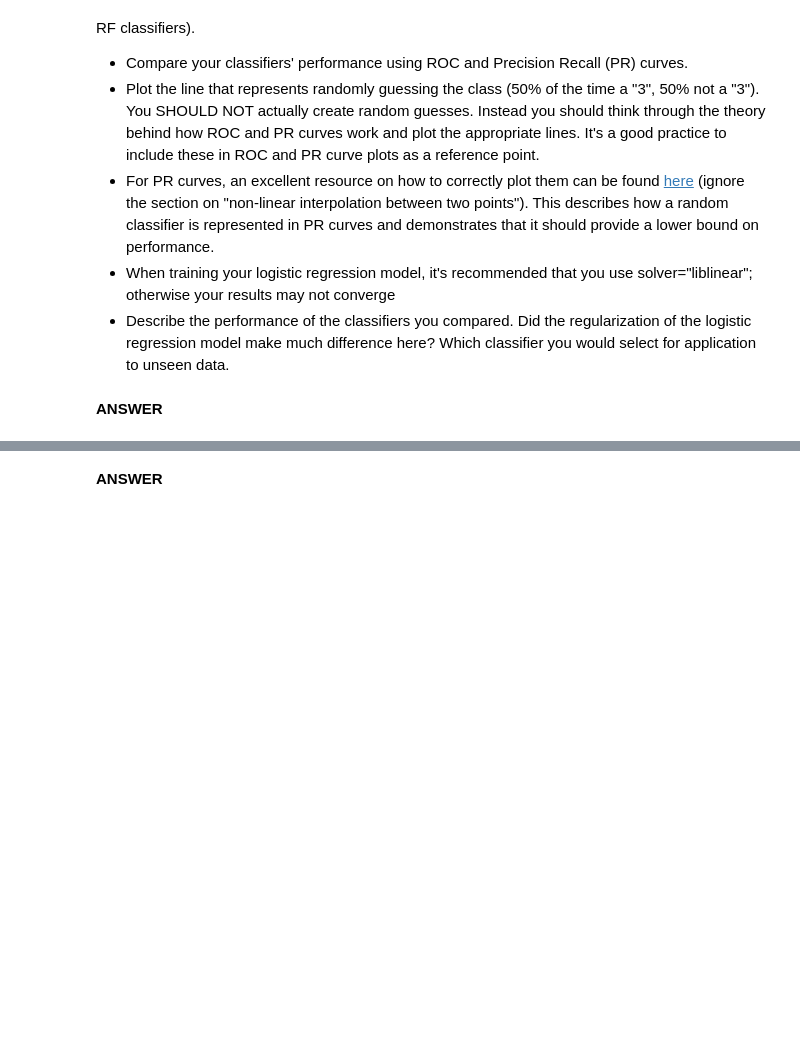
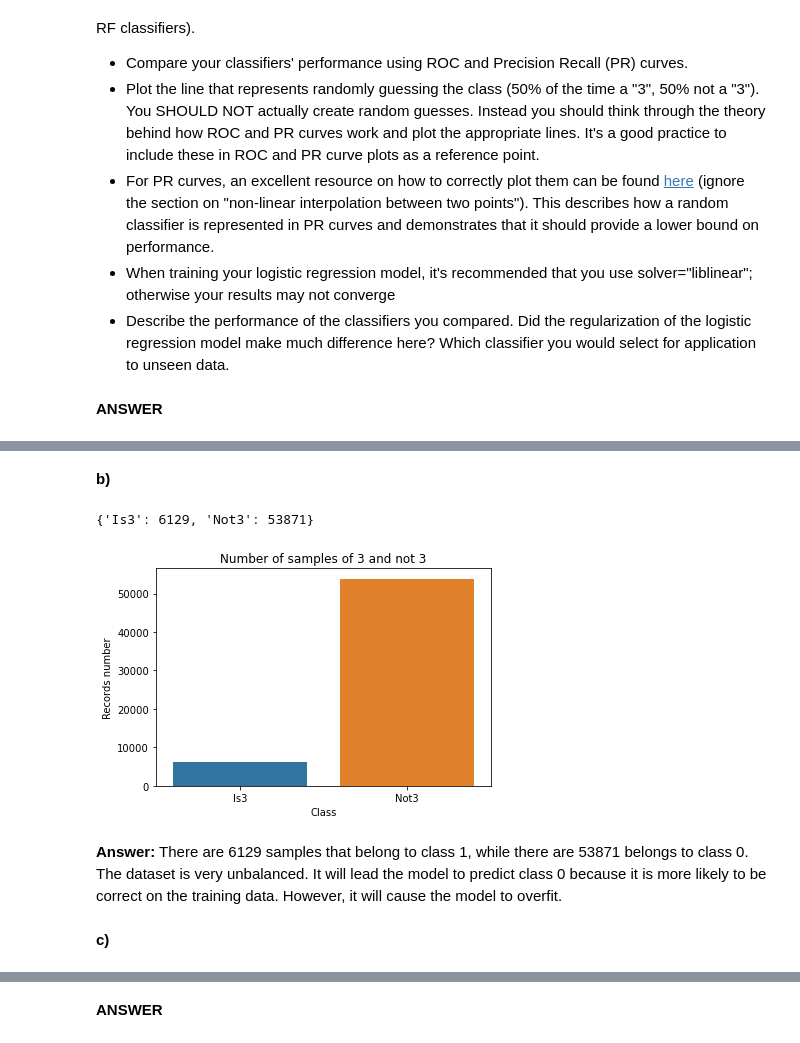
Before and after one commit to gamecicn/ids705, a Jupyter notebook: assignments/Assignment3/Assignment_3.ipynb, the cells around one changed output, grey strips where cells are left out. Cells and saved outputs as stored; diff of their text form; code cells hidden in the pictures; blank space fills up the shorter version.

```diff
--- a/assignments/Assignment3/Assignment_3.ipynb
+++ b/assignments/Assignment3/Assignment_3.ipynb
@@ -524,0 +553,23 @@ else:
+# %% [markdown]
+**b)**
+# %%
+counter= {
+    "Is3"  : sum(y_train==1),
+    "Not3" : sum(y_train==0)
+}
+keys = list(counter.keys())
+vals = [float(counter[k]) for k in keys]
+sns.barplot(x=keys, y=vals)
+plt.xlabel("Class")
+plt.ylabel("Records number")
+plt.title("Number of samples of 3 and not 3")
+
+print(counter)
+# %% [output]
+{'Is3': 6129, 'Not3': 53871}
+[figure, added]
+# %% [markdown]
+**Answer:**
+There are 6129 samples that belong to class 1, while there are 53871 belongs to class 0. The dataset is very unbalanced. It will lead the model to predict class 0 because it is more likely to be correct on the training data. However, it will cause the model to overfit.
+# %% [markdown]
+**c)**
```
Also changed, not shown: parts of 13 cells of this notebook.
